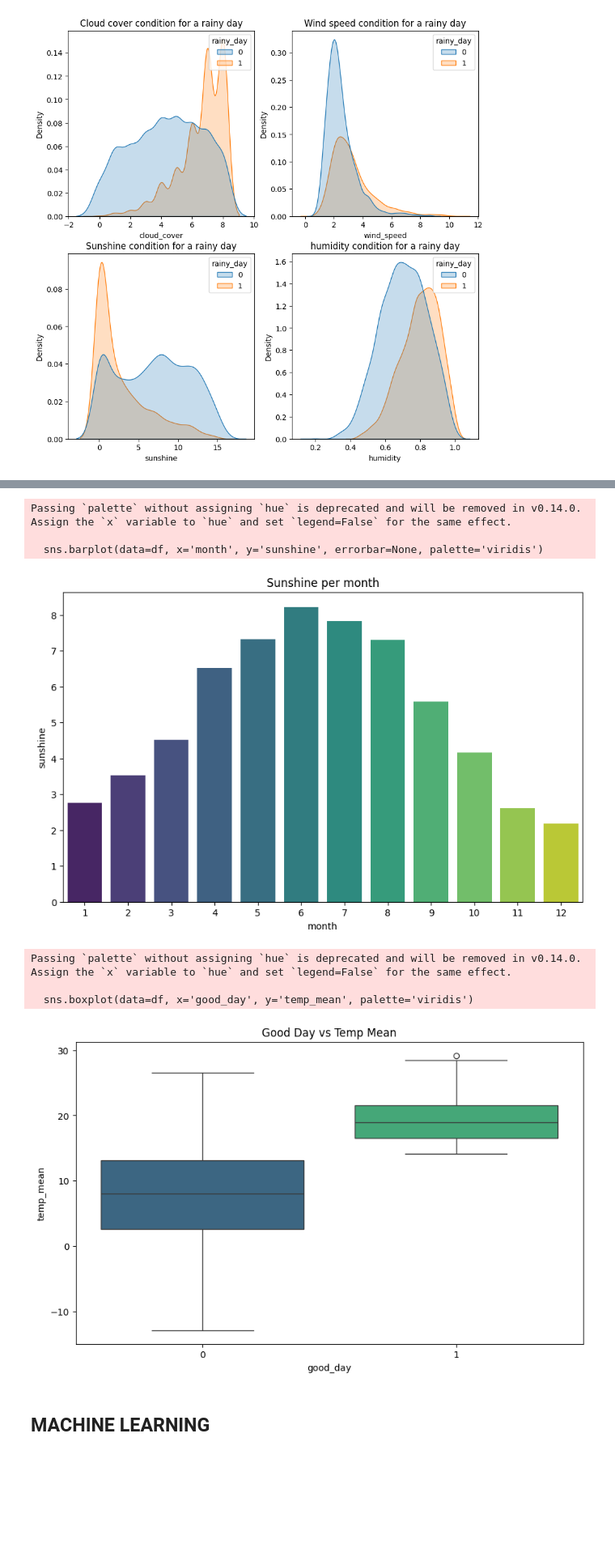
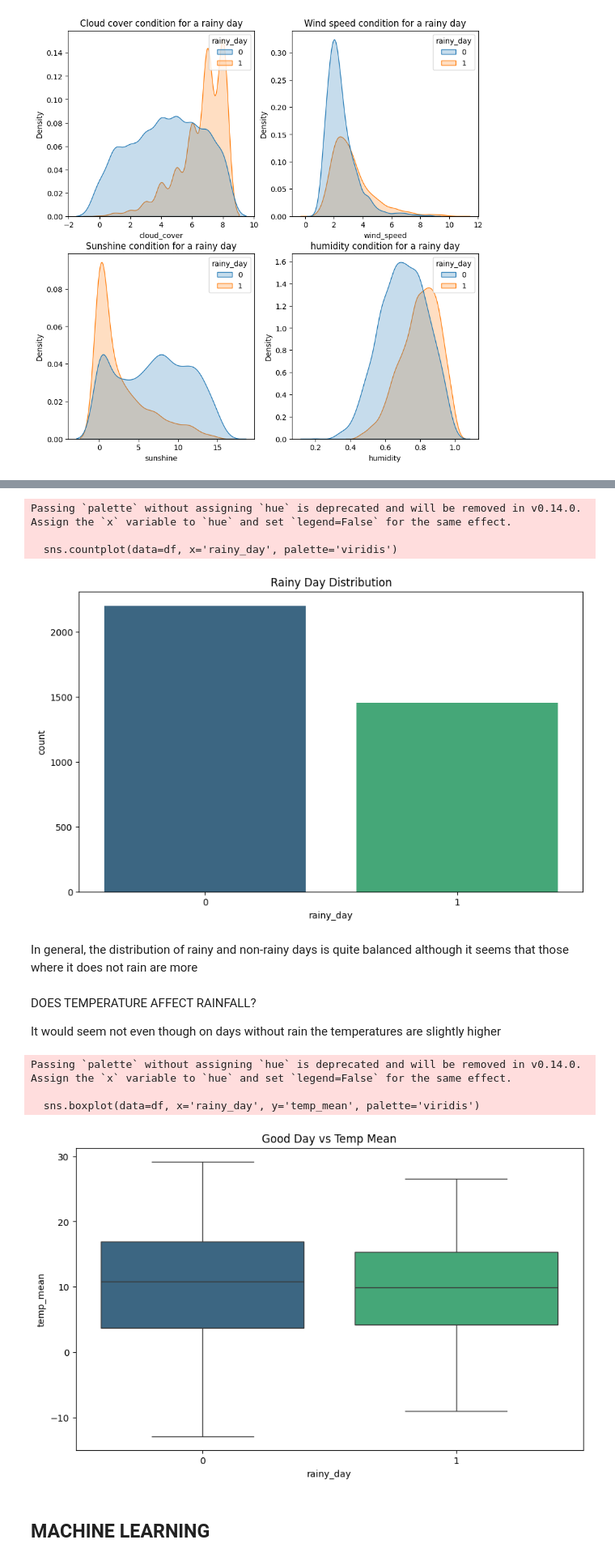
Before and after one commit to Nenne2000/MLDA_Project, a Jupyter notebook: MLDA.ipynb, the cells around one changed output, grey strips where cells are left out. Shown at 81% size. Cells and saved outputs as stored; diff of their text form; code cells hidden in the pictures; blank space fills up the shorter version.

```diff
--- a/MLDA.ipynb
+++ b/MLDA.ipynb
@@ -215,25 +230,31 @@ plt.show()
 # %%
-# grafico sui sunshine per ogni mese
+# grafico a barre per vedere la distribuzione dei gioni piovosi e non piovosi
 plt.figure(figsize=(10,6))
-sns.barplot(data=df, x='month', y='sunshine', errorbar=None, palette='viridis')
-plt.title('Sunshine per month')
+sns.countplot(data=df, x='rainy_day', palette='viridis')
+plt.title('Rainy Day Distribution')
 plt.show()
 # %% [output]
 Passing `palette` without assigning `hue` is deprecated and will be removed in v0.14.0. Assign the `x` variable to `hue` and set `legend=False` for the same effect.
 
-  sns.barplot(data=df, x='month', y='sunshine', errorbar=None, palette='viridis')
+  sns.countplot(data=df, x='rainy_day', palette='viridis')
-[figure, old version]
+[figure, new version]
+# %% [markdown]
+In general, the distribution of rainy and non-rainy days is quite balanced although it seems that those where it does not rain are more
+# %% [markdown]
+DOES TEMPERATURE AFFECT RAINFALL?
+
+It would seem not even though on days without rain the temperatures are slightly higher
 # %%
 #fai un grafico boxplot con sulle y la temperatura media e sulle x i good_day
 plt.figure(figsize=(10,6))
-sns.boxplot(data=df, x='good_day', y='temp_mean', palette='viridis')
+sns.boxplot(data=df, x='rainy_day', y='temp_mean', palette='viridis')
 plt.title('Good Day vs Temp Mean')
 plt.show()
 # %% [output]
 Passing `palette` without assigning `hue` is deprecated and will be removed in v0.14.0. Assign the `x` variable to `hue` and set `legend=False` for the same effect.
 
-  sns.boxplot(data=df, x='good_day', y='temp_mean', palette='viridis')
+  sns.boxplot(data=df, x='rainy_day', y='temp_mean', palette='viridis')
-[figure, old version]
+[figure, new version]
 # %% [markdown]
 ## MACHINE LEARNING
 # %%
```
Also changed, not shown: parts of 12 cells of this notebook.
